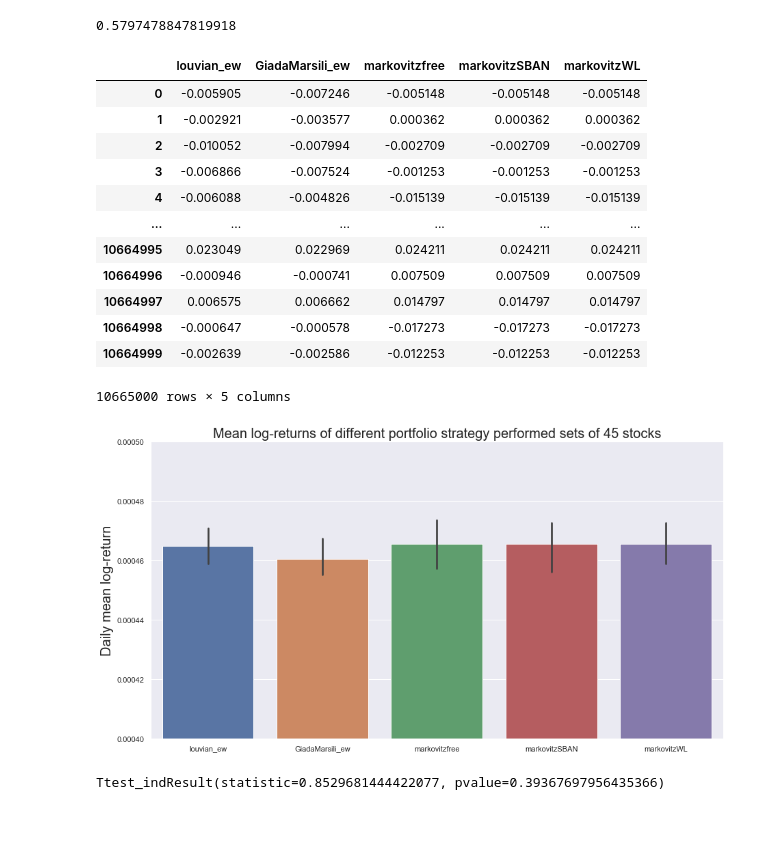
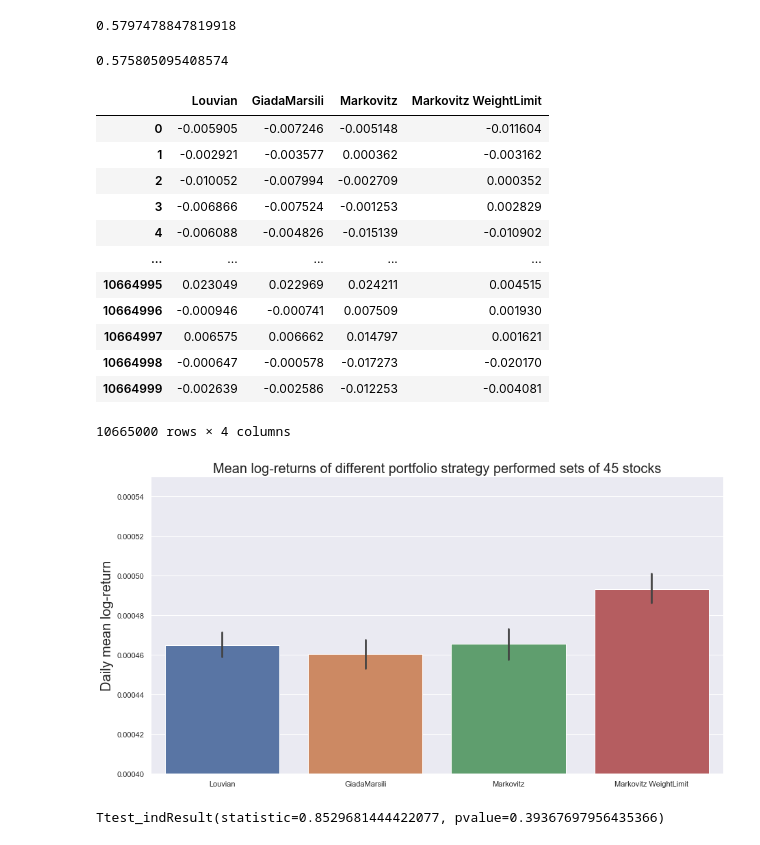
Before and after one commit to MauroLeidi/FinantialBigData, a Jupyter notebook: Clustering_analysis.ipynb, the cells around one changed output. Cells and saved outputs as stored; diff of their text form; code cells hidden in the pictures.

```diff
--- a/Clustering_analysis.ipynb
+++ b/Clustering_analysis.ipynb
@@ -813,6 +778,10 @@ find_annualized_sharpe_rateo(df2)
 find_annualized_sharpe_rateo(df3)
 # %% [output]
 0.5797478847819918
+# %%
+find_annualized_sharpe_rateo(df5)
+# %% [output]
+0.575805095408574
 # %%
 df1 = pd.read_csv('logreg_M_lou_ewew.csv')
 df1 = df1['0']
@@ -829,29 +798,31 @@ df4 = df4['0']
 df5 = pd.read_csv('logreg_M_MK_weigthslimit.csv')
 df5 = df5['0']
 # %%
-dataf_to_plot = pd.concat([df1, df2,df3,df4,df5], axis=1)
-dataf_to_plot.columns = ['louvian_ew','GiadaMarsili_ew','markovitzfree','markovitzSBAN','markovitzWL']
+# dataf_to_plot = pd.concat([df1, df2,df3,df4,df5], axis=1)
+# dataf_to_plot.columns = ['Louvian','GiadaMarsili','Markovitz','Markovitz ShortBan','Markovitz WeightLimit']
+dataf_to_plot = pd.concat([df1, df2,df3,df5], axis=1)
+dataf_to_plot.columns = ['Louvian','GiadaMarsili','Markovitz','Markovitz WeightLimit']
 display(dataf_to_plot)
 sns.set(rc = {'figure.figsize':(15,8)})
 ax = sns.barplot(data=dataf_to_plot, estimator= np.mean, ci=95, n_boot=200, units=None, palette=None, saturation=0.75, errcolor='.26')
 ax.set_title('Mean log-returns of different portfolio strategy performed sets of 45 stocks',fontsize = 20)
-ax.set(ylim=(0.0004, 0.0005))
+ax.set(ylim=(0.0004, 0.00055))
 ax.set_ylabel("Daily mean log-return",fontsize = 20);
 # %% [output]
-|  | louvian_ew | GiadaMarsili_ew | markovitzfree | markovitzSBAN | markovitzWL |
-| 0 | -0.005905 | -0.007246 | -0.005148 | -0.005148 | -0.005148 |
-| 1 | -0.002921 | -0.003577 | 0.000362 | 0.000362 | 0.000362 |
-| 2 | -0.010052 | -0.007994 | -0.002709 | -0.002709 | -0.002709 |
-| 3 | -0.006866 | -0.007524 | -0.001253 | -0.001253 | -0.001253 |
-| 4 | -0.006088 | -0.004826 | -0.015139 | -0.015139 | -0.015139 |
-| ... | ... | ... | ... | ... | ... |
-| 10664995 | 0.023049 | 0.022969 | 0.024211 | 0.024211 | 0.024211 |
-| 10664996 | -0.000946 | -0.000741 | 0.007509 | 0.007509 | 0.007509 |
-| 10664997 | 0.006575 | 0.006662 | 0.014797 | 0.014797 | 0.014797 |
-| 10664998 | -0.000647 | -0.000578 | -0.017273 | -0.017273 | -0.017273 |
-| 10664999 | -0.002639 | -0.002586 | -0.012253 | -0.012253 | -0.012253 |
+|  | Louvian | GiadaMarsili | Markovitz | Markovitz WeightLimit |
+| 0 | -0.005905 | -0.007246 | -0.005148 | -0.011604 |
+| 1 | -0.002921 | -0.003577 | 0.000362 | -0.003162 |
+| 2 | -0.010052 | -0.007994 | -0.002709 | 0.000352 |
+| 3 | -0.006866 | -0.007524 | -0.001253 | 0.002829 |
+| 4 | -0.006088 | -0.004826 | -0.015139 | -0.010902 |
+| ... | ... | ... | ... | ... |
+| 10664995 | 0.023049 | 0.022969 | 0.024211 | 0.004515 |
+| 10664996 | -0.000946 | -0.000741 | 0.007509 | 0.001930 |
+| 10664997 | 0.006575 | 0.006662 | 0.014797 | 0.001621 |
+| 10664998 | -0.000647 | -0.000578 | -0.017273 | -0.020170 |
+| 10664999 | -0.002639 | -0.002586 | -0.012253 | -0.004081 |
-10665000 rows × 5 columns
+10665000 rows × 4 columns
-[figure, old version]
+[figure, new version]
 # %%
 scipy.stats.ttest_ind(df1, df2)
 # %% [output]
```
Also changed, not shown: parts of 26 cells of this notebook, 1 other file.
